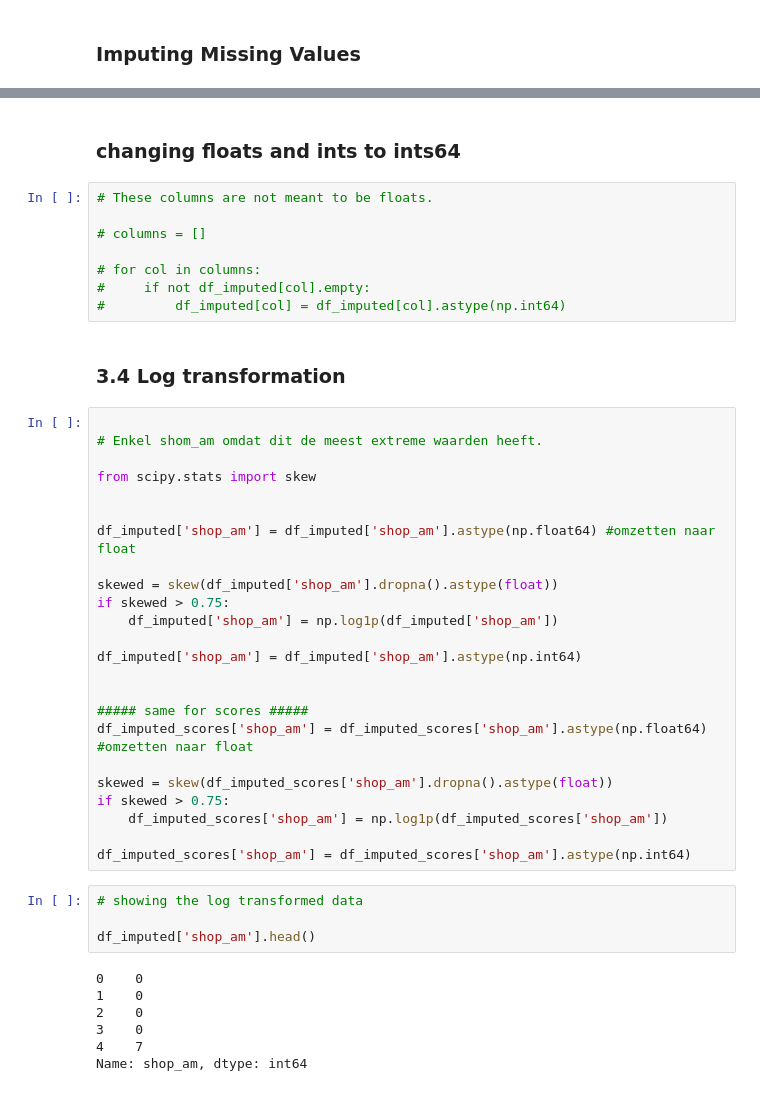
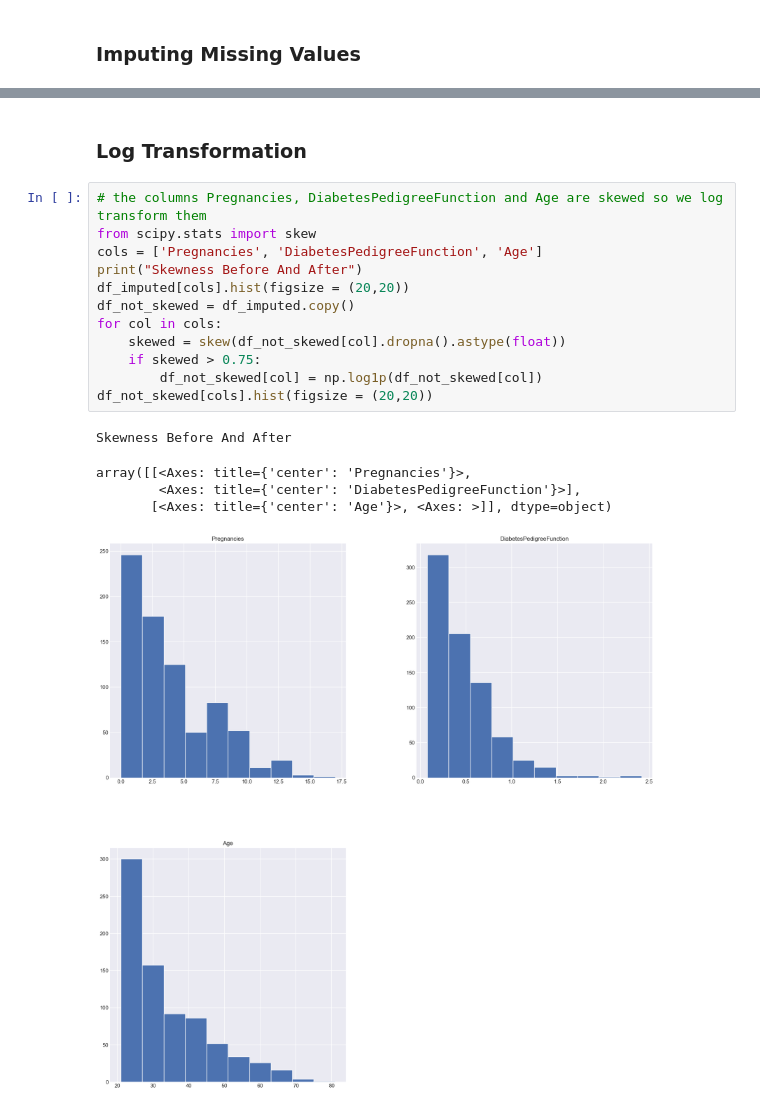
Before and after one commit to kelvingevershowest/data-collection-and-preprocessing, a Jupyter notebook: Data_cleaning.ipynb, the cells around one changed output, grey strips where cells are left out. Cells and saved outputs as stored; diff of their text form.

Commit message:
cleaned data

```diff
--- a/Data_cleaning.ipynb
+++ b/Data_cleaning.ipynb
@@ -65,50 +65,23 @@ df_imputed.head()
 | 2 | 8.0 | 183.0 | 64.0 | 29.0 | 125.0 | 23.3 | 0.672 | 32.0 | ... |
 | 3 | 1.0 | 89.0 | 66.0 | 23.0 | 94.0 | 28.1 | 0.167 | 21.0 | ... |
 | 4 | 0.0 | 137.0 | 40.0 | 35.0 | 168.0 | 43.1 | 2.288 | 33.0 | ... |
-# %% [markdown]
-### changing floats and ints to ints64
-# %%
-# These columns are not meant to be floats.
-
-# columns = []
-
-# for col in columns:
-#     if not df_imputed[col].empty:
-#         df_imputed[col] = df_imputed[col].astype(np.int64)
 # %% [markdown]
-### 3.4 Log transformation
+### Log Transformation
-# %%
-
-# Enkel shom_am omdat dit de meest extreme waarden heeft.
-
-from scipy.stats import skew
-
-
-df_imputed['shop_am'] = df_imputed['shop_am'].astype(np.float64) #omzetten naar float
-
-skewed = skew(df_imputed['shop_am'].dropna().astype(float))
-if skewed > 0.75:
-    df_imputed['shop_am'] = np.log1p(df_imputed['shop_am'])
-
-df_imputed['shop_am'] = df_imputed['shop_am'].astype(np.int64)
-
-
-##### same for scores #####
-df_imputed_scores['shop_am'] = df_imputed_scores['shop_am'].astype(np.float64) #omzetten naar float
-
-skewed = skew(df_imputed_scores['shop_am'].dropna().astype(float))
-if skewed > 0.75:
-    df_imputed_scores['shop_am'] = np.log1p(df_imputed_scores['shop_am'])
-
-df_imputed_scores['shop_am'] = df_imputed_scores['shop_am'].astype(np.int64)
-# %%
-# showing the log transformed data
-
-df_imputed['shop_am'].head()
-# %% [output]
-0    0
-1    0
-2    0
-3    0
-4    7
-Name: shop_am, dtype: int64
+# %%
+# the columns Pregnancies, DiabetesPedigreeFunction and Age are skewed so we log transform them
+from scipy.stats import skew
+cols = ['Pregnancies', 'DiabetesPedigreeFunction', 'Age']
+print("Skewness Before And After")
+df_imputed[cols].hist(figsize = (20,20))
+df_not_skewed = df_imputed.copy()
+for col in cols:
+    skewed = skew(df_not_skewed[col].dropna().astype(float))
+    if skewed > 0.75:
+        df_not_skewed[col] = np.log1p(df_not_skewed[col])
+df_not_skewed[cols].hist(figsize = (20,20))
+# %% [output]
+Skewness Before And After
+array([[<Axes: title={'center': 'Pregnancies'}>,
+        <Axes: title={'center': 'DiabetesPedigreeFunction'}>],
+       [<Axes: title={'center': 'Age'}>, <Axes: >]], dtype=object)
+[figure, added]
```
Also changed, not shown: parts of 10 cells of this notebook.
